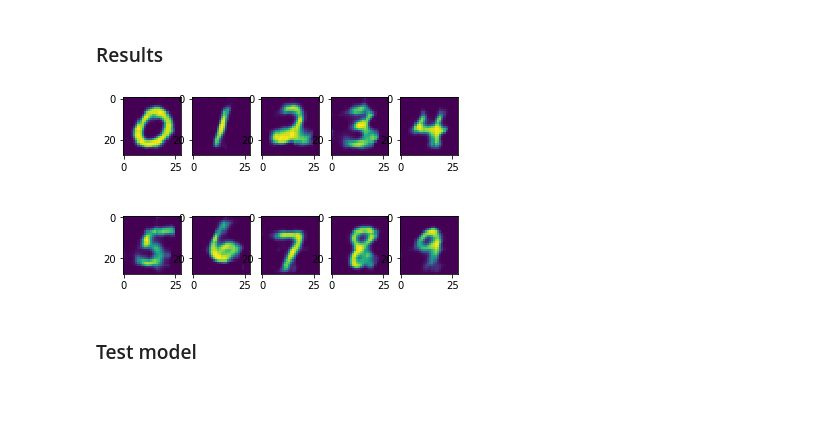
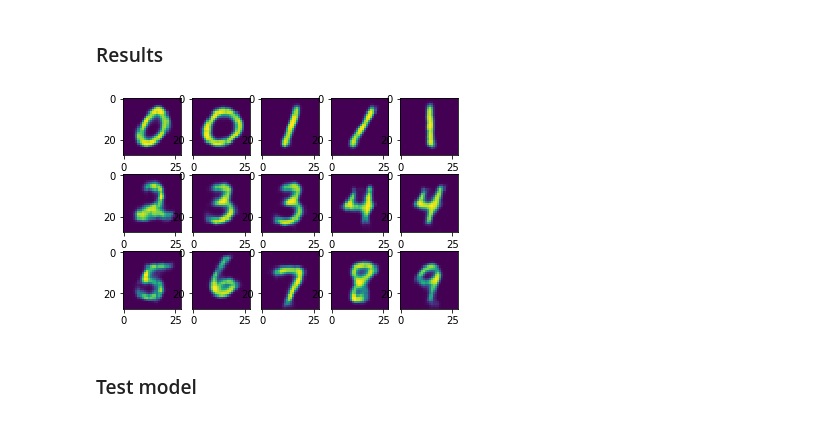
Before and after one commit to Sasafrass/PrototypeDL, a Jupyter notebook: results.ipynb, the cells around one changed output. Drawn from its saved outputs; the diff is of its cells as text; code cells hidden in the pictures.

```diff
--- a/results.ipynb
+++ b/results.ipynb
@@ -26,11 +26,11 @@ device = torch.device('cuda' if torch.cuda.is_available() else 'cpu')
 ### Load previously trained models
 # %%
 # load fully trained models
-hierarchy_model_path = './hierarchical1/models/final.pth'
-standard_model_path = './normal1/models/final.pth'
+hierarchy_model_path = './Pre-trainedModels/hierarchy_model.pth'
+standard_model_path = './Pre-trainedModels/standard_model.pth'
 
-hierarchy_model = torch.load(model_path, map_location=torch.device(device))
-standard_model = torch.load(model_path, map_location=torch.device(device))
+hierarchy_model = torch.load(hierarchy_model_path, map_location=torch.device(device))
+standard_model = torch.load(standard_model_path, map_location=torch.device(device))
 # %% [markdown]
 ### Define function for visualization
 # %%
@@ -48,12 +48,18 @@ def show_prototypes(prototype_set, **kwargs):
 # %%
 # Fetch and convert prototypes
 standard_prototypes = standard_model.prototype.get_prototypes()
-standard_prototype_img = model.decoder(standard_prototypes.view(-1, 10, 2, 2))
+standard_prototype_img = standard_model.decoder(standard_prototypes.view(-1, 10, 2, 2))
-# %%
-# show prototypes
-show_prototypes(standard_prototype_img.cpu().detach().numpy())
-# %% [output]
-[figure, removed]
+# %%
+# show prototypes
+_, decoding, (r_1, r_2, c) = standard_model(standard_prototype_img)
+pred = torch.argmax(c, dim=1)
+merged = zip(pred, standard_prototype_img.cpu().detach().numpy())
+mergedlist = list(merged)
+mergedlist.sort(key=lambda x: x[0])
+imgs = np.array([x[1] for x in mergedlist])
+show_prototypes(imgs)
+# %% [output]
+[figure, added]
 # %% [markdown]
 ### Test model
 # %%
```
Also changed, not shown: parts of 9 cells of this notebook, 39 other files.
